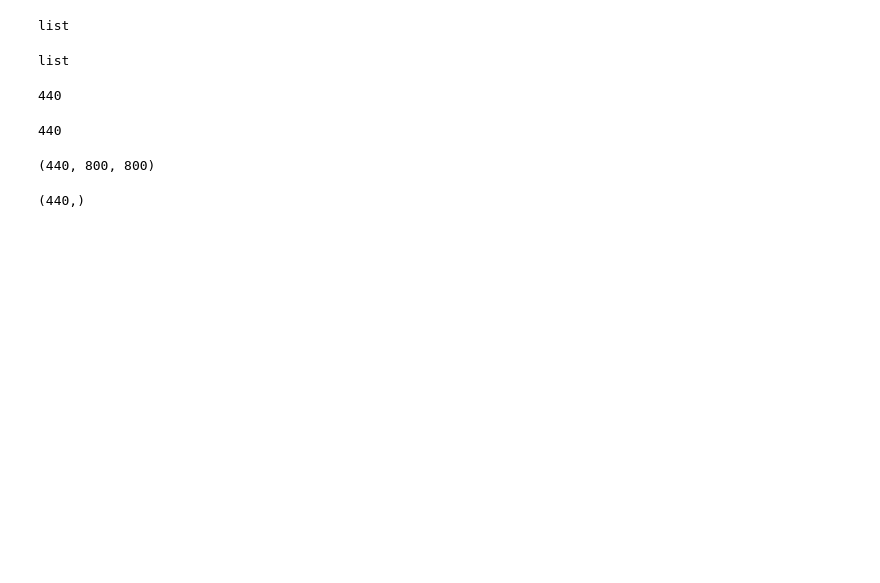
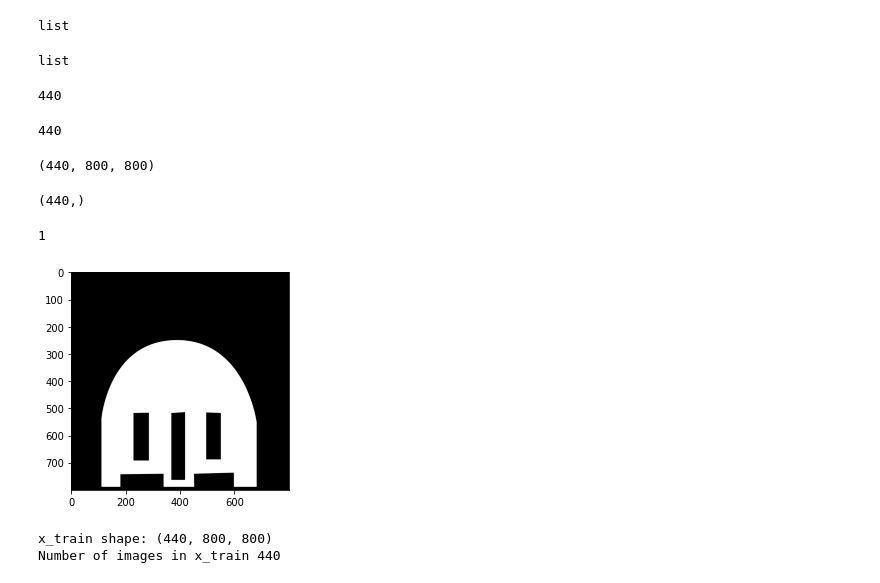
Before and after one commit to atulcoin/cnn-assingment, a Jupyter notebook: Untitled6.ipynb, the cells around one changed output. Cells and saved outputs as stored; diff of their text form; code cells hidden in the pictures; blank space fills up the shorter version.

```diff
--- a/Untitled6.ipynb
+++ b/Untitled6.ipynb
@@ -90,0 +89,7 @@ import tensorflow as tf
+# %%
+print(y_label[222])
+plt.imshow(x_train[222], cmap='Greys')
+plt.show()
+# %% [output]
+1
+[figure, added]
@@ -90,0 +100,6 @@ import tensorflow as tf
+# %%
+print('x_train shape:', x_train.shape)
+print('Number of images in x_train', x_train.shape[0])
+# %% [output]
+x_train shape: (440, 800, 800)
+Number of images in x_train 440
```
Also changed, not shown: parts of 8 cells of this notebook.
